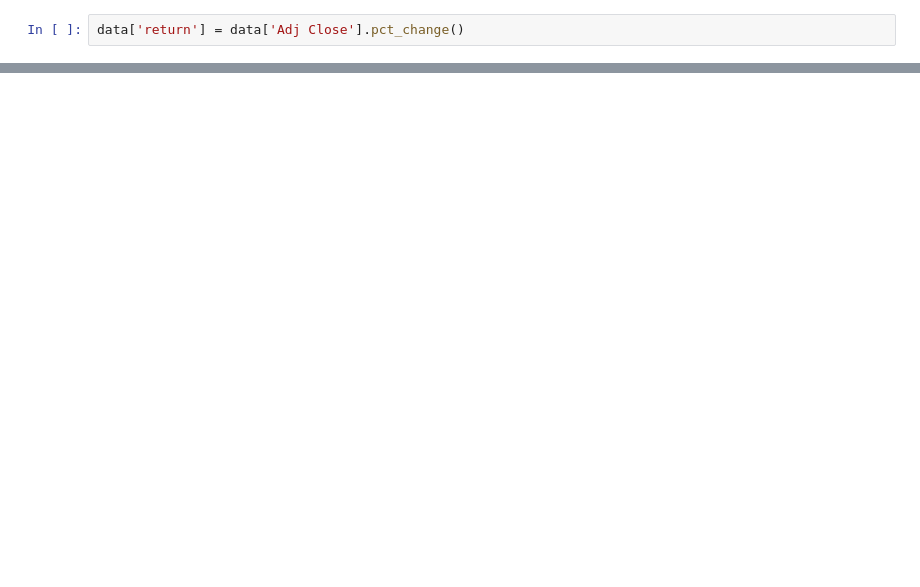
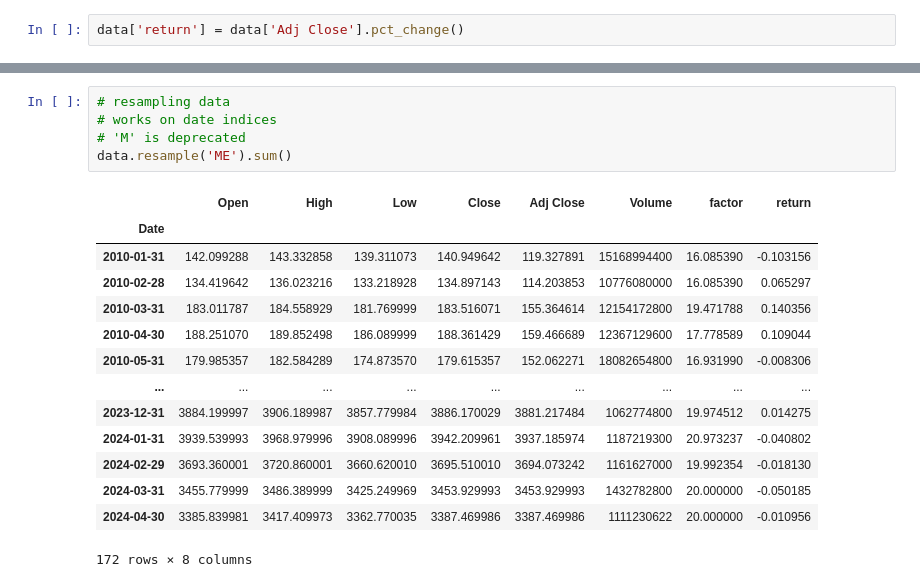
Before and after one commit to TAgKyaw/data_analysis_projects, a Jupyter notebook: financial_data_analysis/applied_financial_analysis.ipynb, the cells around one changed output, grey strips where cells are left out. Drawn from its saved outputs; the diff is of its cells as text; blank space fills up the shorter version.

```diff
--- a/financial_data_analysis/applied_financial_analysis.ipynb
+++ b/financial_data_analysis/applied_financial_analysis.ipynb
@@ -160,0 +358,20 @@ data
+# %%
+# resampling data
+# works on date indices
+# 'M' is deprecated
+data.resample('ME').sum()
+# %% [output]
+|  | Open | High | Low | Close | Adj Close | Volume | factor | return |
+| Date |  |  |  |  |  |  |  |  |
+| 2010-01-31 | 142.099288 | 143.332858 | 139.311073 | 140.949642 | 119.327891 | 15168994400 | 16.085390 | -0.103156 |
+| 2010-02-28 | 134.419642 | 136.023216 | 133.218928 | 134.897143 | 114.203853 | 10776080000 | 16.085390 | 0.065297 |
+| 2010-03-31 | 183.011787 | 184.558929 | 181.769999 | 183.516071 | 155.364614 | 12154172800 | 19.471788 | 0.140356 |
+| 2010-04-30 | 188.251070 | 189.852498 | 186.089999 | 188.361429 | 159.466689 | 12367129600 | 17.778589 | 0.109044 |
+| 2010-05-31 | 179.985357 | 182.584289 | 174.873570 | 179.615357 | 152.062271 | 18082654800 | 16.931990 | -0.008306 |
+| ... | ... | ... | ... | ... | ... | ... | ... | ... |
+| 2023-12-31 | 3884.199997 | 3906.189987 | 3857.779984 | 3886.170029 | 3881.217484 | 1062774800 | 19.974512 | 0.014275 |
+| 2024-01-31 | 3939.539993 | 3968.979996 | 3908.089996 | 3942.209961 | 3937.185974 | 1187219300 | 20.973237 | -0.040802 |
+| 2024-02-29 | 3693.360001 | 3720.860001 | 3660.620010 | 3695.510010 | 3694.073242 | 1161627000 | 19.992354 | -0.018130 |
+| 2024-03-31 | 3455.779999 | 3486.389999 | 3425.249969 | 3453.929993 | 3453.929993 | 1432782800 | 20.000000 | -0.050185 |
+| 2024-04-30 | 3385.839981 | 3417.409973 | 3362.770035 | 3387.469986 | 3387.469986 | 1111230622 | 20.000000 | -0.010956 |
+172 rows × 8 columns
```
Also changed, not shown: parts of 29 cells of this notebook.
